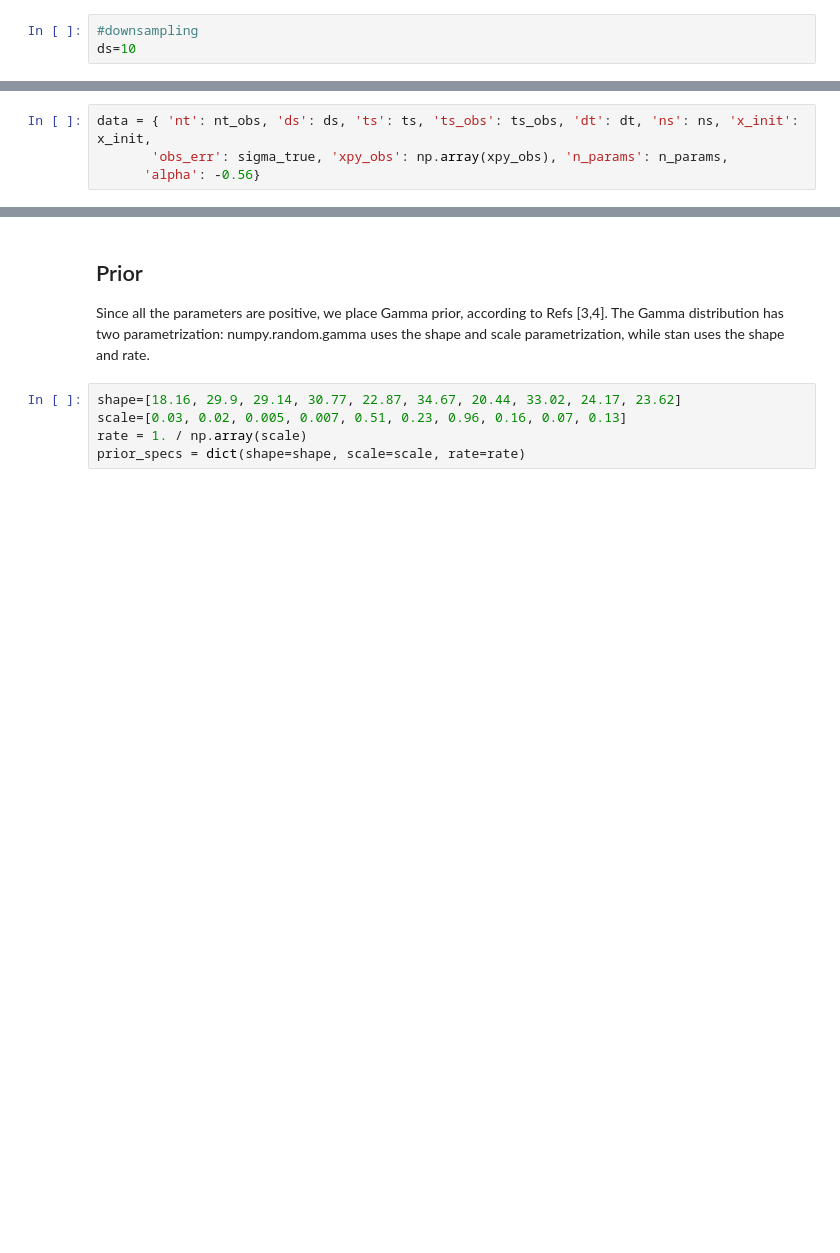
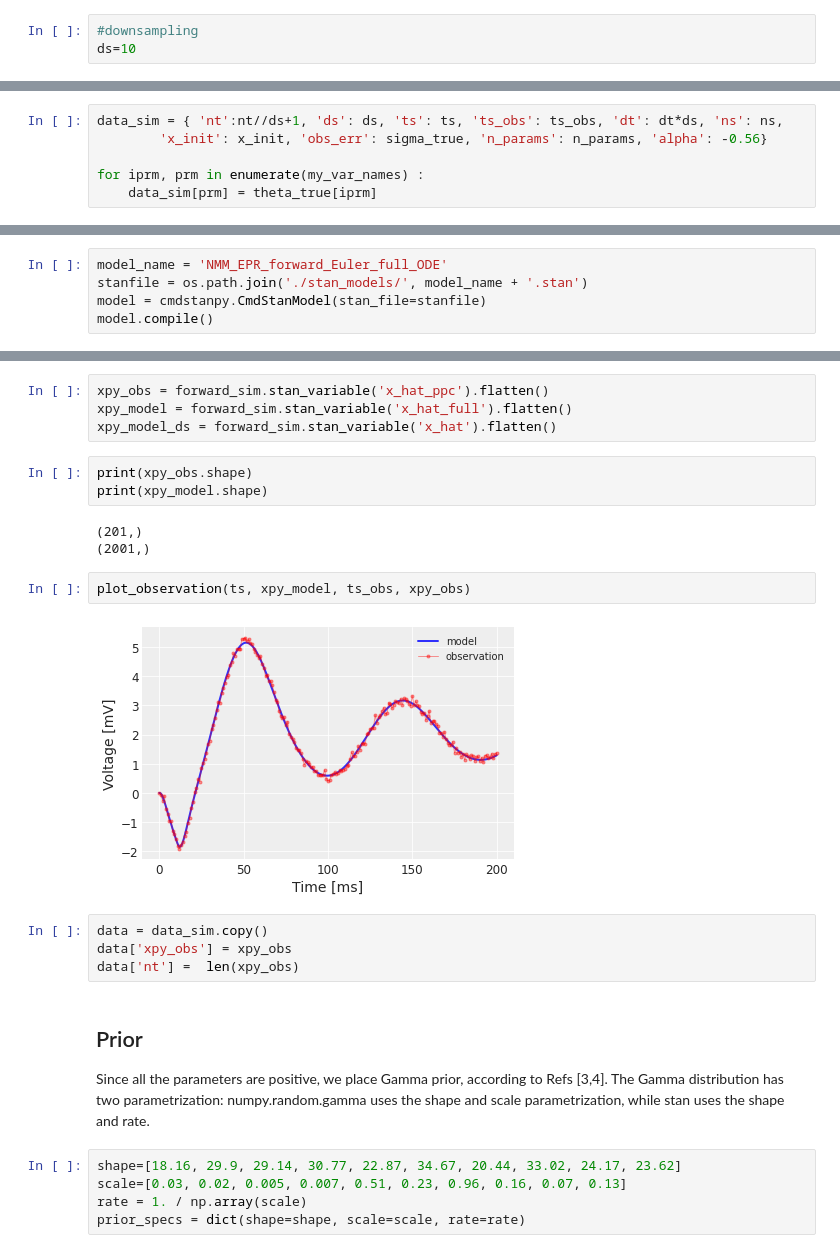
Before and after one commit to emstruong/DCM_PPLs, a Jupyter notebook: Stan/DCM_ERP_Cmdstanpy_Demo.ipynb, the cells around one changed output, grey strips where cells are left out. Cells and saved outputs as stored; diff of their text form; blank space fills up the shorter version.

Commit message:
notebooks with forward in stan added

```diff
--- a/Stan/DCM_ERP_Cmdstanpy_Demo.ipynb
+++ b/Stan/DCM_ERP_Cmdstanpy_Demo.ipynb
@@ -238,4 +152,6 @@ ts_obs.shape, xpy_obs.shape, nt_obs
 # %%
-data = { 'nt': nt_obs, 'ds': ds, 'ts': ts, 'ts_obs': ts_obs, 'dt': dt, 'ns': ns, 'x_init': x_init,
-       'obs_err': sigma_true, 'xpy_obs': np.array(xpy_obs), 'n_params': n_params,
-      'alpha': -0.56}
+data_sim = { 'nt':nt//ds+1, 'ds': ds, 'ts': ts, 'ts_obs': ts_obs, 'dt': dt*ds, 'ns': ns,
+        'x_init': x_init, 'obs_err': sigma_true, 'n_params': n_params, 'alpha': -0.56}
+
+for iprm, prm in enumerate(my_var_names) :
+    data_sim[prm] = theta_true[iprm]
@@ -245,0 +160,5 @@ plot_observation(ts, xpy_jax, ts_obs, xpy_obs)
+# %%
+model_name = 'NMM_EPR_forward_Euler_full_ODE'
+stanfile = os.path.join('./stan_models/', model_name + '.stan')
+model = cmdstanpy.CmdStanModel(stan_file=stanfile)
+model.compile()
@@ -246,3 +171,21 @@ plot_observation(ts, xpy_jax, ts_obs, xpy_obs)
+# %%
+xpy_obs = forward_sim.stan_variable('x_hat_ppc').flatten()
+xpy_model = forward_sim.stan_variable('x_hat_full').flatten()
+xpy_model_ds = forward_sim.stan_variable('x_hat').flatten()
+# %%
+print(xpy_obs.shape)
+print(xpy_model.shape)
+# %% [output]
+(201,)
+(2001,)
+# %%
+plot_observation(ts, xpy_model, ts_obs, xpy_obs)
+# %% [output]
+[figure, added]
+# %%
+data = data_sim.copy()
+data['xpy_obs'] = xpy_obs
+data['nt'] =  len(xpy_obs)
 # %% [markdown]
 ## Prior
 
```
Also changed, not shown: parts of 21 cells of this notebook.
